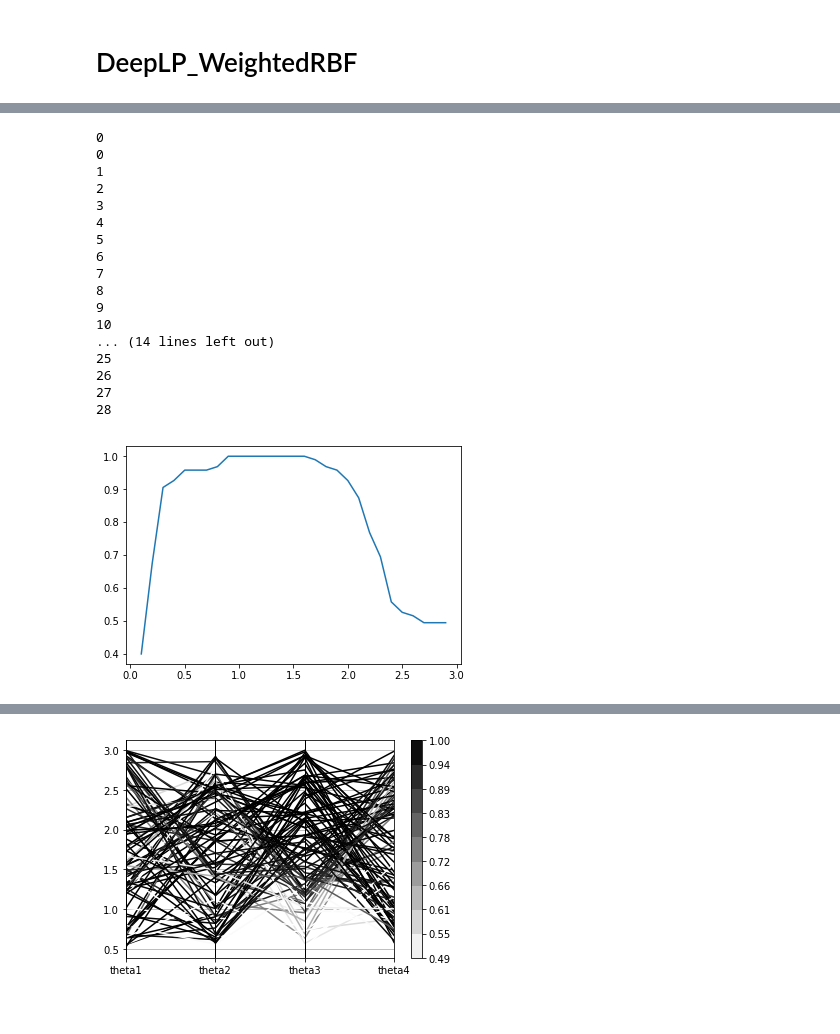
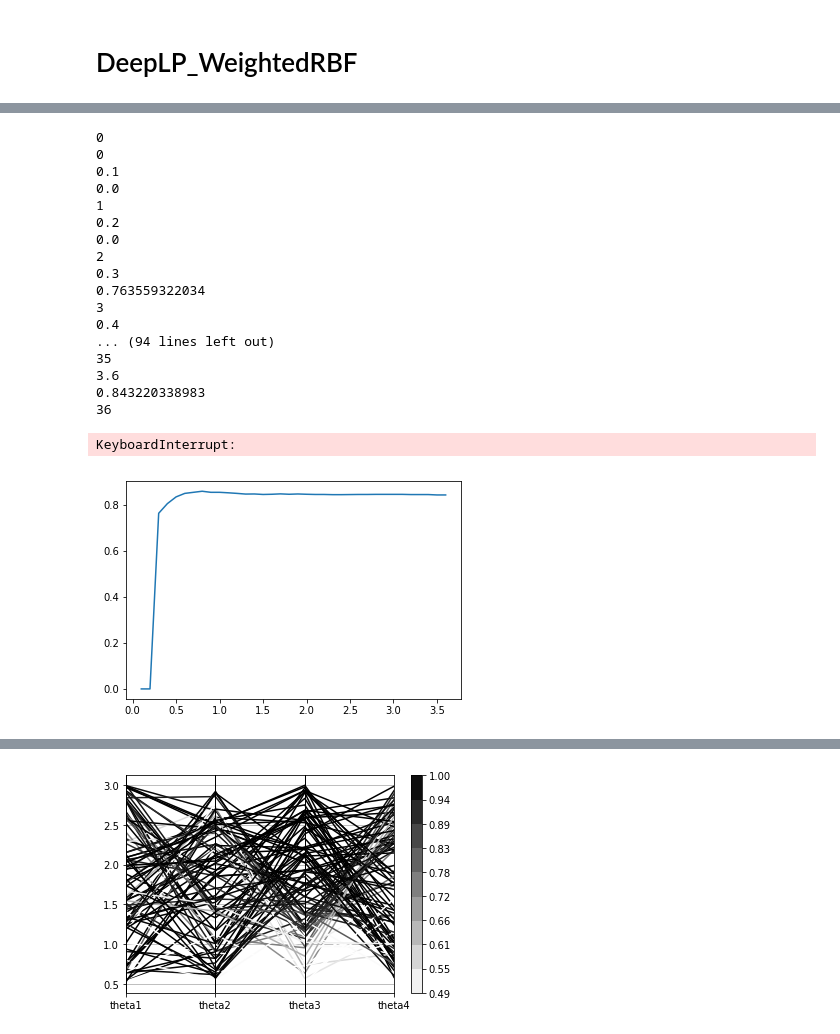
Before and after one commit to GRSEB9S/Deep-Label-Propagation, a Jupyter notebook: main_iris.ipynb, the cells around one changed output, grey strips where cells are left out. Saved outputs shown, nothing was run; the diff lists cells and outputs as text; code cells hidden in the pictures.

Commit message:
fix rbf,wrbf

```diff
--- a/main_iris.ipynb
+++ b/main_iris.ipynb
@@ -305,0 +130,6 @@ Objective: 107.837469816
+# %%
+theta = np.ones(features.shape[1]).reshape(1,features.shape[1])
+dlp_wrbf = DeepLP_WeightedRBF.DeepLP_WeightedRBF(100, num_nodes, features, graph, sigma, theta, 1, regularize=0)
+dlp_wrbf_prediction = np.rint(dlp_wrbf.labelprop(validation_data,theta)).reshape(num_nodes)[unlabeled_indices]
+print("[DeepLP Weighted RBF]　Accuracy:", utils.accuracy(solution, dlp_wrbf_prediction),
+      "RMSE:", utils.rmse(solution, dlp_wrbf_prediction))
@@ -306,3 +138,3 @@ Objective: 107.837469816
 # %%
-dlp_wrbf.train(data,test_data,200)
+dlp_wrbf.train(data,validation_data,200)
 # %% [output]
@@ -332,43 +164,44 @@ dlp_wrbf.plot()
 # %%
-sigmas = [i for i in np.arange(0.1,3,0.1)]
+sigmas = [i for i in np.arange(0.1,5,0.1)]
 # %%
 accuracies = []
 rmses = []
-objectives = []
-
 for i,sigma_ in enumerate(sorted(sigmas)):
     print(i)
     if i % 50 == 0:
         print(i)
-    dlp_rbf = DeepLP_RBF(100, num_nodes, features, graph, sigma_, lr=0.01)
-    pred_dlp_rbf = dlp_rbf.labelprop(test_data)
-    Uy_dlp_rbf = np.rint(pred_dlp_rbf[:,num_labeled:]).reshape(num_unlabeled)
+    dlp_rbf = DeepLP_RBF.DeepLP_RBF(100, num_nodes, features, graph, sigma_, 0.1)
 
-    accuracies.append(accuracy(Uy_sol,Uy_dlp_rbf))
-    rmses.append(rmse(Uy_sol,Uy_dlp_rbf))
-    objectives.append(objective(Ly,Uy_dlp_rbf,dlp_rbf.get_val(dlp_rbf.W)))
+    dlp_rbf_prediction = np.rint(dlp_rbf.labelprop(validation_data,sigma_)).reshape(num_nodes)[unlabeled_indices]
+    accuracy = utils.accuracy(solution, dlp_rbf_prediction)
+    rmse = utils.rmse(solution, dlp_rbf_prediction)
+    accuracies.append(accuracy)
+    rmses.append(rmse)
+    print(sigma_)
+    print(accuracies[-1])
 # %% [output]
 0
 0
+0.1
+0.0
 1
+0.2
+0.0
 2
+0.3
+0.763559322034
 3
-4
-5
-6
-7
-8
-9
-10
-... (14 lines left out)
-25
-26
-27
-28
+0.4
+... (94 lines left out)
+35
+3.6
+0.843220338983
+36
+KeyboardInterrupt:
 # %%
-plt.plot(sigmas,accuracies)
+plt.plot(sigmas[:36],accuracies)
 plt.show()
 # %% [output]
-[figure, old version]
+[figure, new version]
 # %%
 accuracies = []
```
Also changed, not shown: parts of 35 cells of this notebook, 6 other files.
